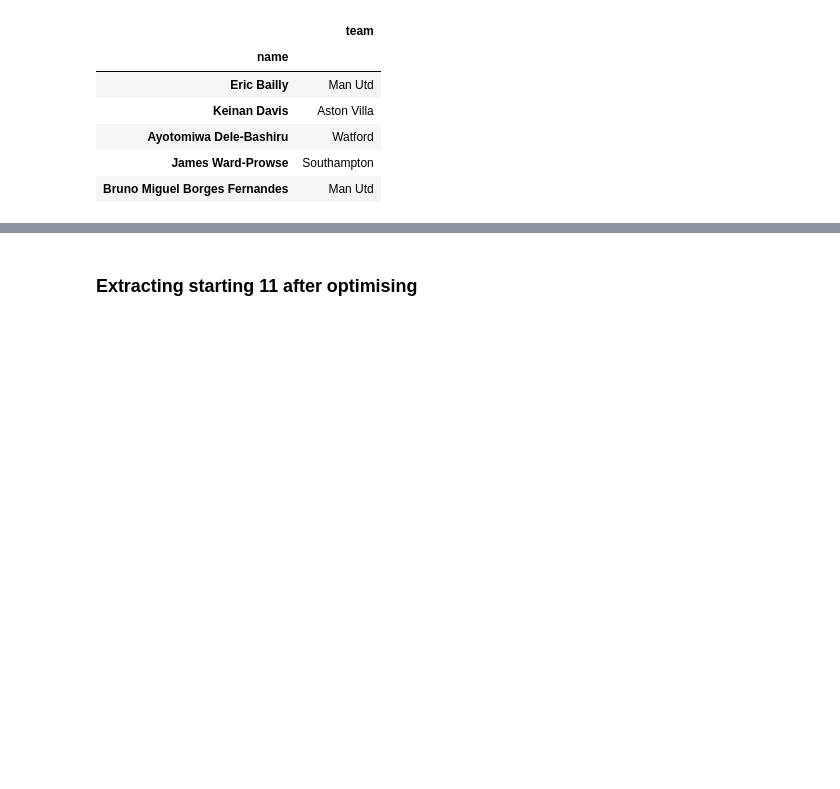
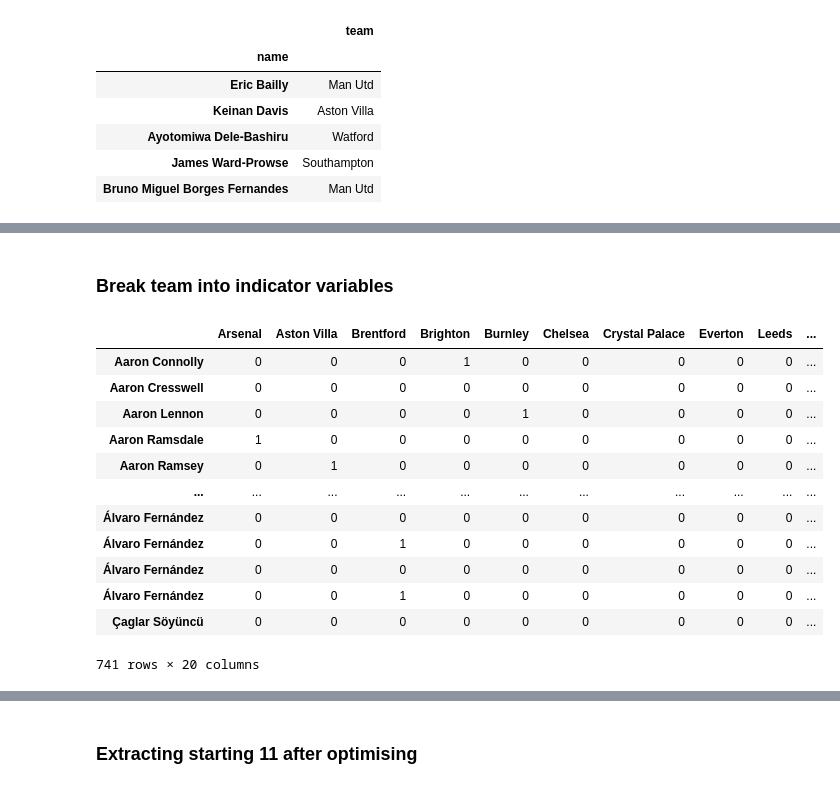
Before and after one commit to yuliangod/Optimisation-1D, a Jupyter notebook: Data processing.ipynb, the cells around one changed output, grey strips where cells are left out. Drawn from its saved outputs; the diff is of its cells as text; code cells hidden in the pictures; blank space fills up the shorter version.

```diff
--- a/Data processing.ipynb
+++ b/Data processing.ipynb
@@ -117,0 +125,19 @@ output_df.head()
+# %% [markdown]
+### Break team into indicator variables
+# %%
+club_df = pd.get_dummies(df["team"])
+club_df
+# %% [output]
+|  | Arsenal | Aston Villa | Brentford | Brighton | Burnley | Chelsea | Crystal Palace | Everton | Leeds | ... |
+| Aaron Connolly | 0 | 0 | 0 | 1 | 0 | 0 | 0 | 0 | 0 | ... |
+| Aaron Cresswell | 0 | 0 | 0 | 0 | 0 | 0 | 0 | 0 | 0 | ... |
+| Aaron Lennon | 0 | 0 | 0 | 0 | 1 | 0 | 0 | 0 | 0 | ... |
+| Aaron Ramsdale | 1 | 0 | 0 | 0 | 0 | 0 | 0 | 0 | 0 | ... |
+| Aaron Ramsey | 0 | 1 | 0 | 0 | 0 | 0 | 0 | 0 | 0 | ... |
+| ... | ... | ... | ... | ... | ... | ... | ... | ... | ... | ... |
+| Álvaro Fernández | 0 | 0 | 0 | 0 | 0 | 0 | 0 | 0 | 0 | ... |
+| Álvaro Fernández | 0 | 0 | 1 | 0 | 0 | 0 | 0 | 0 | 0 | ... |
+| Álvaro Fernández | 0 | 0 | 0 | 0 | 0 | 0 | 0 | 0 | 0 | ... |
+| Álvaro Fernández | 0 | 0 | 1 | 0 | 0 | 0 | 0 | 0 | 0 | ... |
+| Çaglar Söyüncü | 0 | 0 | 0 | 0 | 0 | 0 | 0 | 0 | 0 | ... |
+741 rows × 20 columns
```
Also changed, not shown: parts of 7 cells of this notebook, 4 other files.
